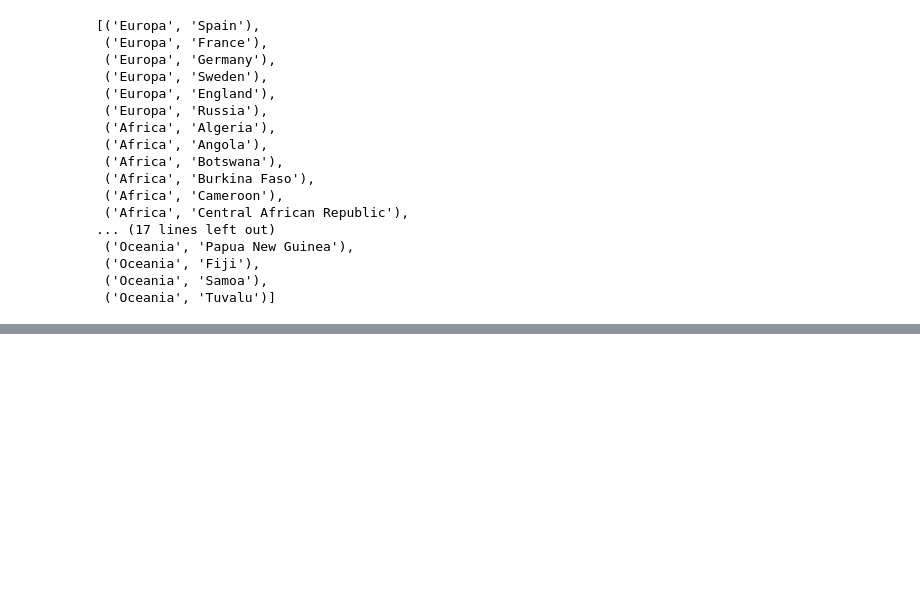
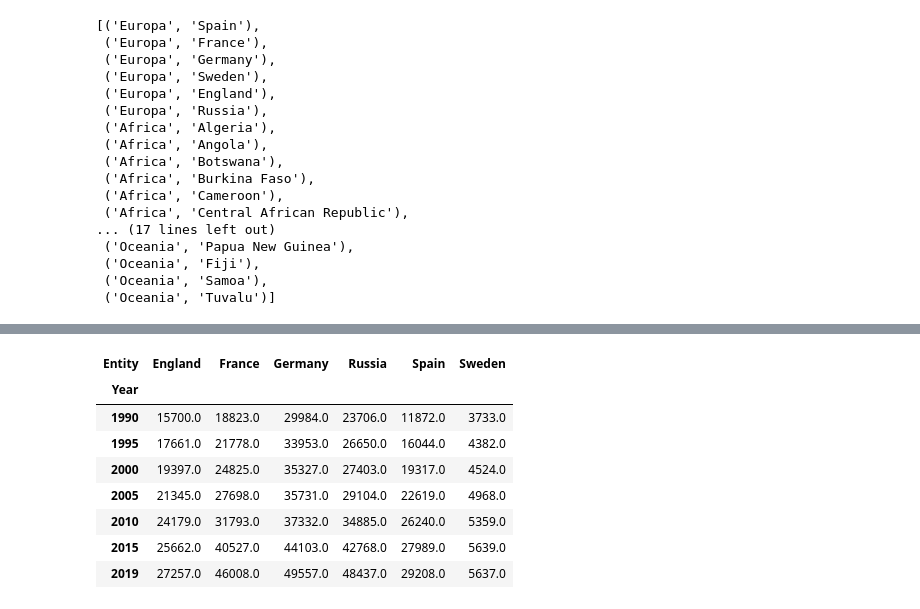
Before and after one commit to alegonzjur/ProyectoTFG, a Jupyter notebook: data/comp.ipynb, the cells around one changed output, grey strips where cells are left out. Saved outputs shown, nothing was run; the diff lists cells and outputs as text; code cells hidden in the pictures; blank space fills up the shorter version.

```diff
--- a/data/comp.ipynb
+++ b/data/comp.ipynb
@@ -264,0 +296,13 @@ multi
+# %%
+agr_eu = europa.groupby(['Entity','Year'])['Dementia fatalities'].mean().unstack().T
+agr_eu
+# %% [output]
+| Entity | England | France | Germany | Russia | Spain | Sweden |
+| Year |  |  |  |  |  |  |
+| 1990 | 15700.0 | 18823.0 | 29984.0 | 23706.0 | 11872.0 | 3733.0 |
+| 1995 | 17661.0 | 21778.0 | 33953.0 | 26650.0 | 16044.0 | 4382.0 |
+| 2000 | 19397.0 | 24825.0 | 35327.0 | 27403.0 | 19317.0 | 4524.0 |
+| 2005 | 21345.0 | 27698.0 | 35731.0 | 29104.0 | 22619.0 | 4968.0 |
+| 2010 | 24179.0 | 31793.0 | 37332.0 | 34885.0 | 26240.0 | 5359.0 |
+| 2015 | 25662.0 | 40527.0 | 44103.0 | 42768.0 | 27989.0 | 5639.0 |
+| 2019 | 27257.0 | 46008.0 | 49557.0 | 48437.0 | 29208.0 | 5637.0 |
```
Also changed, not shown: parts of 8 cells of this notebook.
